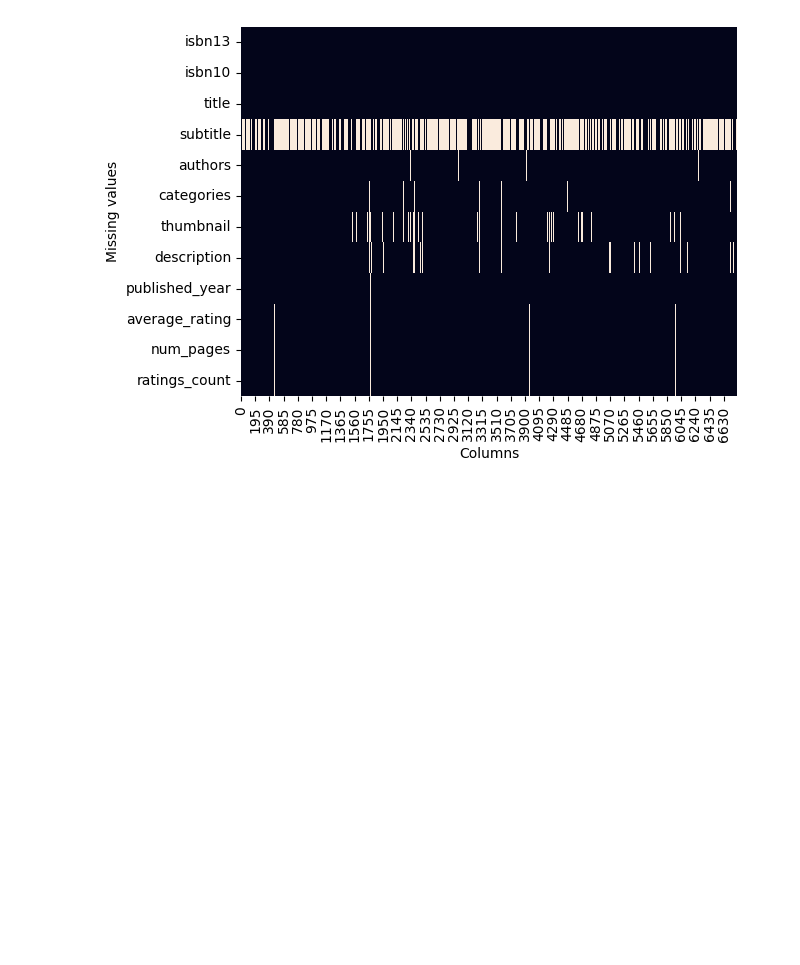
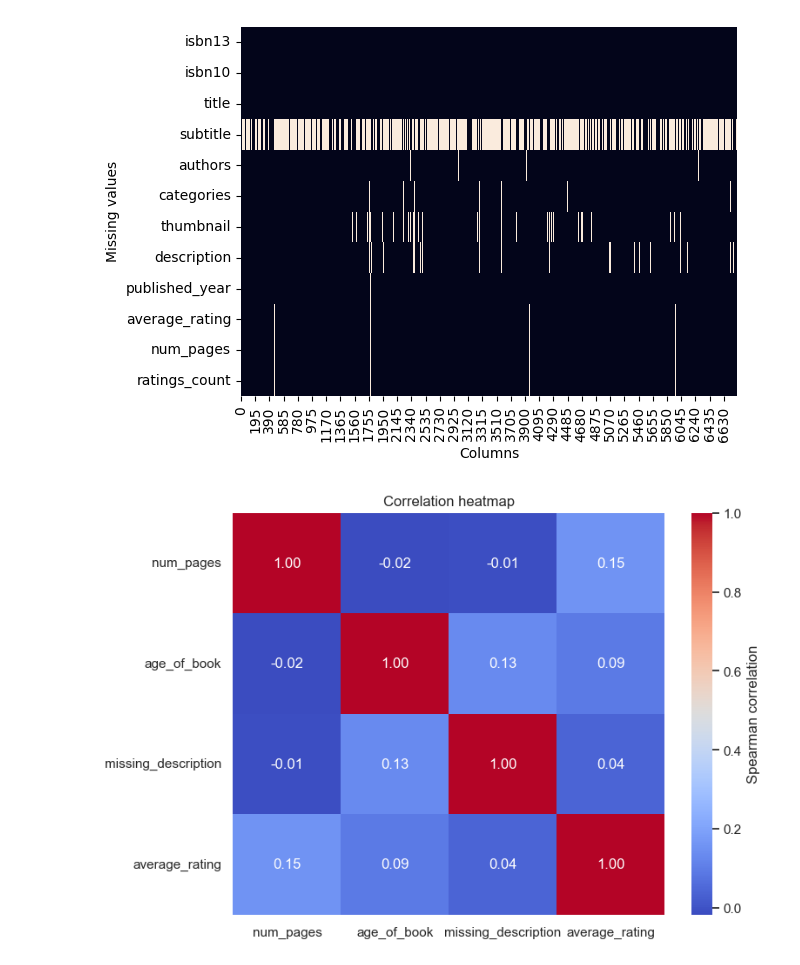
Before and after one commit to Alienprime/Recommender, a Jupyter notebook: data-exploration.ipynb, the cells around one changed output. Drawn from its saved outputs; the diff is of its cells as text; code cells hidden in the pictures; blank space fills up the shorter version.

Commit message:
Data clearance

```diff
--- a/data-exploration.ipynb
+++ b/data-exploration.ipynb
@@ -54,8 +57,25 @@ plt.show()
 # %% [output]
 [figure]
 # %%
+# Let's don't consider subtitle. and findout how much the missing data (comoulms) are related?
+
+
 import numpy as np
 
+# What are the coloums that important?
 
 books["missing_description"] = np.where(books["description"].isna(), 1, 0)
-books["age_of_books"] = 2025 - books["published_year"]
+books["age_of_book"] = 2025 - books["published_year"]
+# %%
+columns_of_interest = ["num_pages", "age_of_book", "missing_description", "average_rating"]
+
+correlation_matrix = books[columns_of_interest].corr(method = "spearman")
+
+sns.set_theme(style="white")
+plt.figure(figsize=(8, 6))
+heatmap = sns.heatmap(correlation_matrix, annot=True, fmt=".2f", cmap="coolwarm",
+                      cbar_kws={"label": "Spearman correlation"})
+heatmap.set_title("Correlation heatmap")
+plt.show()
+# %% [output]
+[figure, added]
```
Also changed, not shown: parts of 8 cells of this notebook, 1 other file.
